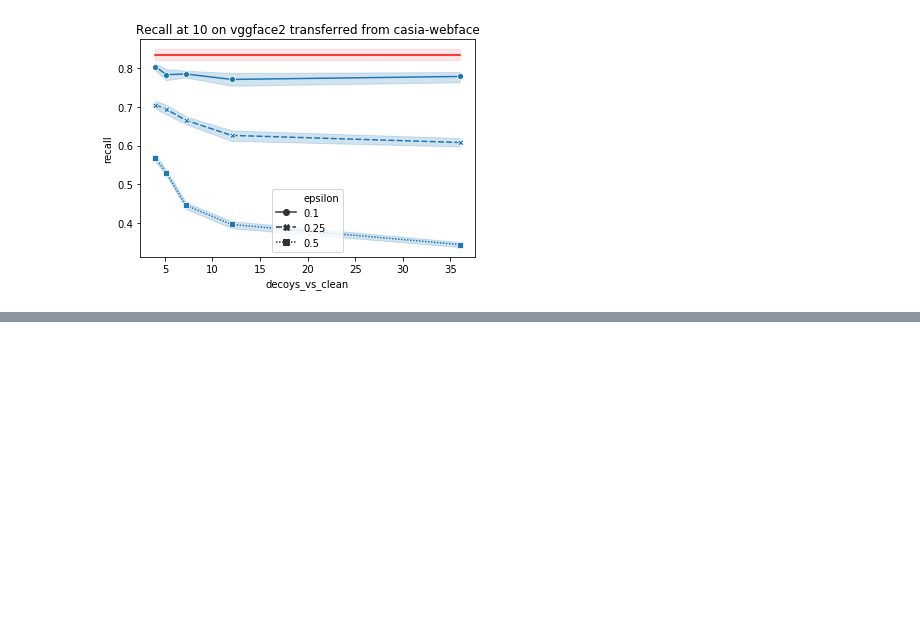
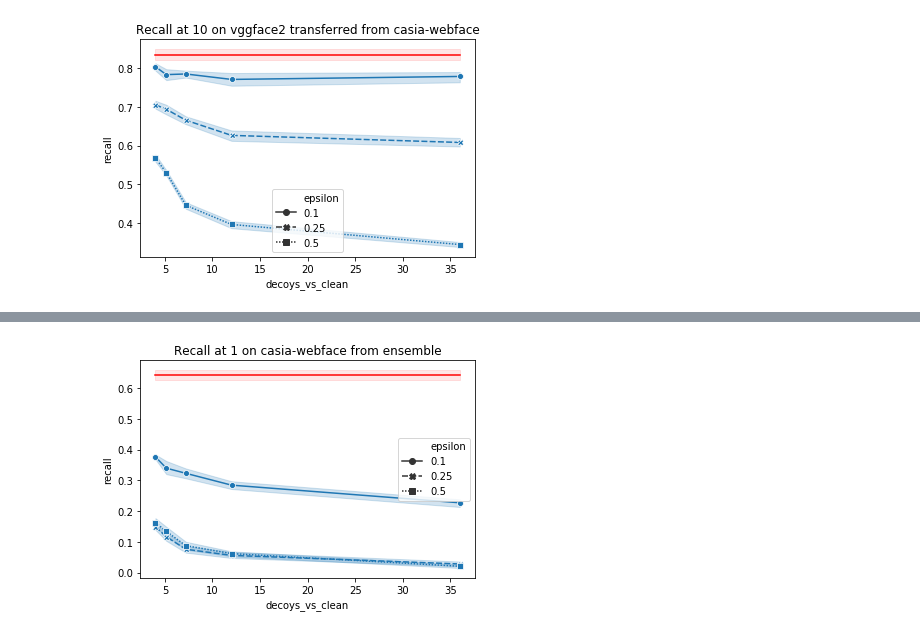
Before and after one commit to psturmfels/adversarial_faces, a Jupyter notebook: notebooks/Draw_Recall.ipynb, the cells around one changed output, grey strips where cells are left out. Saved outputs shown, nothing was run; the diff lists cells and outputs as text; code cells hidden in the pictures; blank space fills up the shorter version.

```diff
--- a/notebooks/Draw_Recall.ipynb
+++ b/notebooks/Draw_Recall.ipynb
@@ -208,0 +208,7 @@ draw_results(
+# %%
+draw_results(
+    pd.read_csv(
+        "/home/ivan/pascal_adversarial_faces/results/recall_at_1_ensemble_casia-webface_casia-webface.csv"),
+    "Recall at 1 on casia-webface from ensemble")
+# %% [output]
+[figure, added]
```
Also changed, not shown: parts of 15 cells of this notebook, 6 other files.
